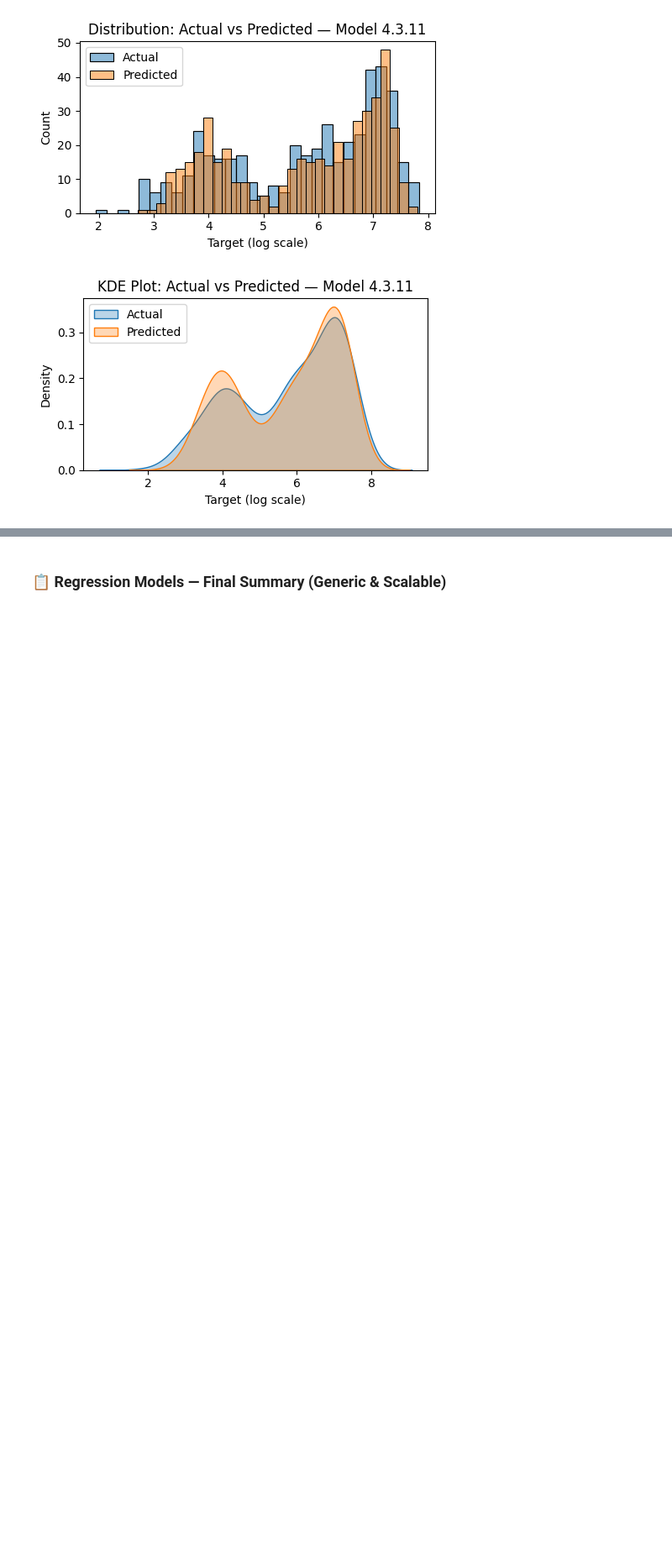
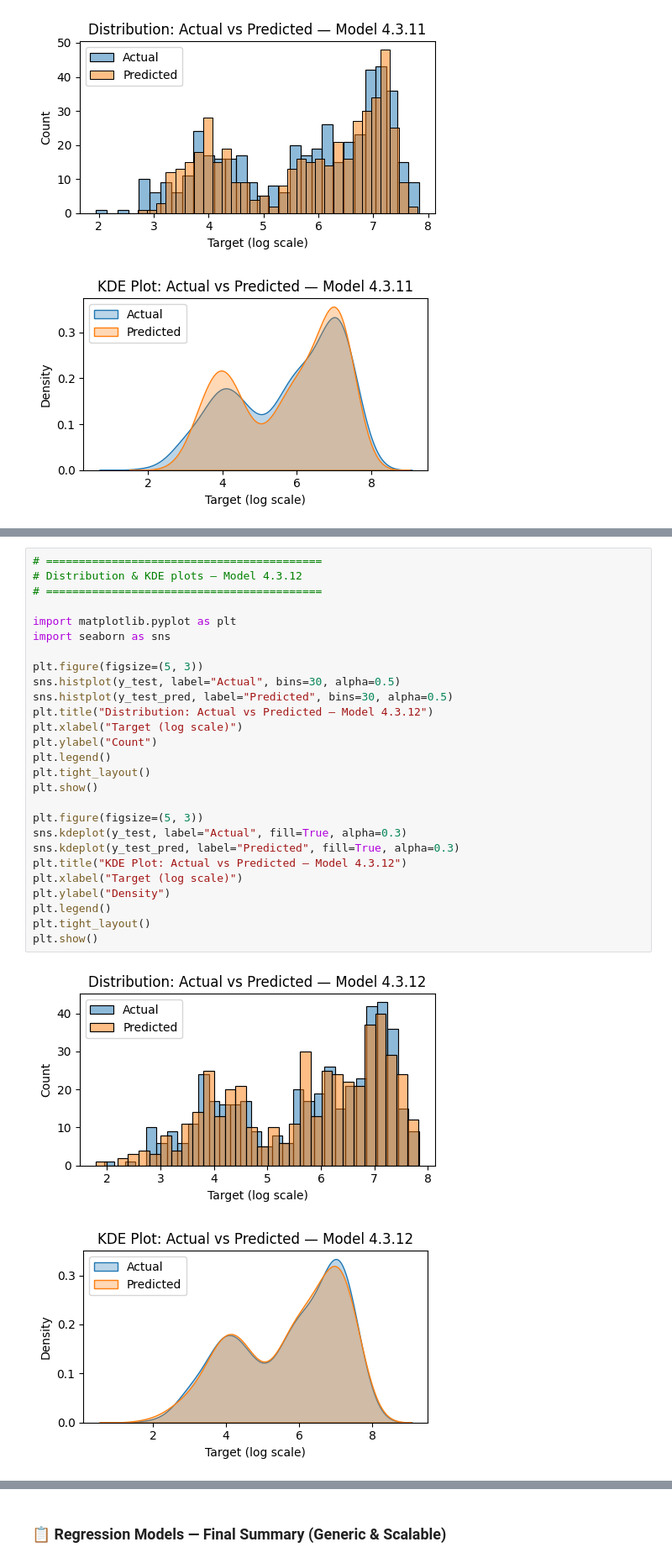
Before and after one commit to NazilaFazeli/Customer_Personality_Analysis, a Jupyter notebook: eda_modeling.ipynb, the cells around one changed output, grey strips where cells are left out. Shown at 84% size. Drawn from its saved outputs; the diff is of its cells as text; blank space fills up the shorter version.

Commit message:
Add tree-based and ensemble regression models up to Model 19

```diff
--- a/eda_modeling.ipynb
+++ b/eda_modeling.ipynb
@@ -3249,0 +3414,30 @@ plt.show()
+# %%
+# ==========================================
+# Distribution & KDE plots — Model 4.3.12
+# ==========================================
+
+import matplotlib.pyplot as plt
+import seaborn as sns
+
+plt.figure(figsize=(5, 3))
+sns.histplot(y_test, label="Actual", bins=30, alpha=0.5)
+sns.histplot(y_test_pred, label="Predicted", bins=30, alpha=0.5)
+plt.title("Distribution: Actual vs Predicted — Model 4.3.12")
+plt.xlabel("Target (log scale)")
+plt.ylabel("Count")
+plt.legend()
+plt.tight_layout()
+plt.show()
+
+plt.figure(figsize=(5, 3))
+sns.kdeplot(y_test, label="Actual", fill=True, alpha=0.3)
+sns.kdeplot(y_test_pred, label="Predicted", fill=True, alpha=0.3)
+plt.title("KDE Plot: Actual vs Predicted — Model 4.3.12")
+plt.xlabel("Target (log scale)")
+plt.ylabel("Density")
+plt.legend()
+plt.tight_layout()
+plt.show()
+# %% [output]
+[figure, added]
+[figure, added]
```
Also changed, not shown: parts of 33 cells of this notebook.
